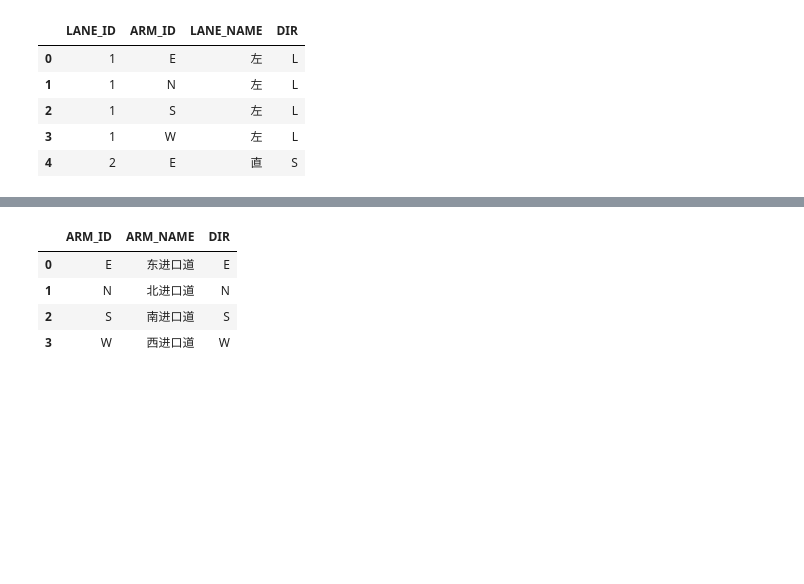
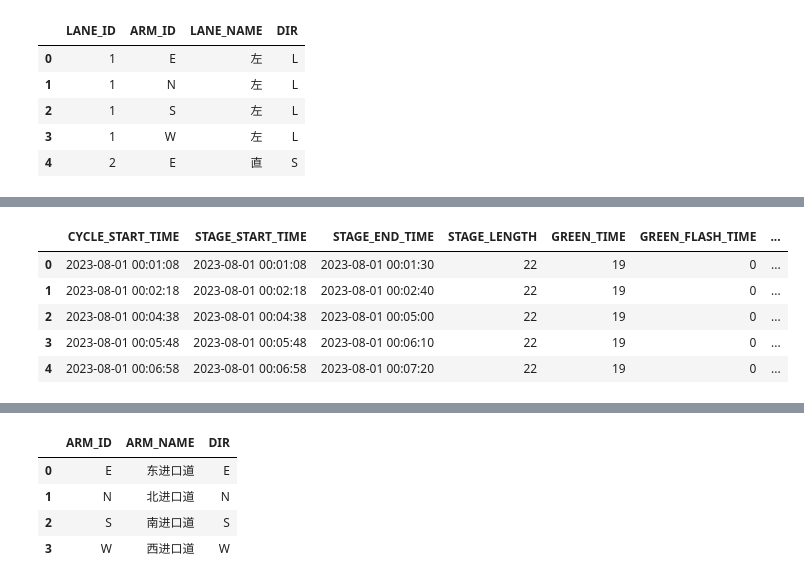
Before and after one commit to Zhou1317fe5/ml-projects, a Jupyter notebook: SEED2023/ITS_Preliminary.ipynb, the cells around one changed output, grey strips where cells are left out. Saved outputs shown, nothing was run; the diff lists cells and outputs as text; code cells hidden in the pictures; blank space fills up the shorter version.

```diff
--- a/SEED2023/ITS_Preliminary.ipynb
+++ b/SEED2023/ITS_Preliminary.ipynb
@@ -22,7 +22,7 @@ from xgboost import XGBRegressor
 from sklearn.preprocessing import PolynomialFeatures,MinMaxScaler,StandardScaler
 # %%
 #load_dataset
-lane=pd.read_csv('./data/Lane.csv') # 车道数据
-light_status=pd.read_csv('./data/Light_status.csv') # 路口灯态相位数据
-entrance_road=pd.read_csv('./data/Entrance_road.csv') # 进口道数据
-flow=pd.read_csv('./data/Flow.csv') # 路口车流量数据
+lanes_df = pd.read_csv('./data/Lane.csv')
+light_df = pd.read_csv('./data/Light_status.csv')
+roads_df = pd.read_csv('./data/Entrance_road.csv')
+flow_df = pd.read_csv('./data/Flow.csv')
@@ -46,0 +92,15 @@ light_status.head()
+# %%
+light_df['CYCLE_START_TIME'] = pd.to_datetime(light_df['CYCLE_START_TIME'])
+light_df['STAGE_START_TIME'] = pd.to_datetime(light_df['STAGE_START_TIME'])
+light_df['STAGE_END_TIME'] = pd.to_datetime(light_df['STAGE_END_TIME'])
+# %%
+# Process Light_status.csv
+light_df['released_lanes'] = light_df['LANES'].str.split(',') # split released lanes
+light_df.head()
+# %% [output]
+|  | CYCLE_START_TIME | STAGE_START_TIME | STAGE_END_TIME | STAGE_LENGTH | GREEN_TIME | GREEN_FLASH_TIME | ... |
+| 0 | 2023-08-01 00:01:08 | 2023-08-01 00:01:08 | 2023-08-01 00:01:30 | 22 | 19 | 0 | ... |
+| 1 | 2023-08-01 00:02:18 | 2023-08-01 00:02:18 | 2023-08-01 00:02:40 | 22 | 19 | 0 | ... |
+| 2 | 2023-08-01 00:04:38 | 2023-08-01 00:04:38 | 2023-08-01 00:05:00 | 22 | 19 | 0 | ... |
+| 3 | 2023-08-01 00:05:48 | 2023-08-01 00:05:48 | 2023-08-01 00:06:10 | 22 | 19 | 0 | ... |
+| 4 | 2023-08-01 00:06:58 | 2023-08-01 00:06:58 | 2023-08-01 00:07:20 | 22 | 19 | 0 | ... |
```
Also changed, not shown: parts of 27 cells of this notebook, 2 other files.
